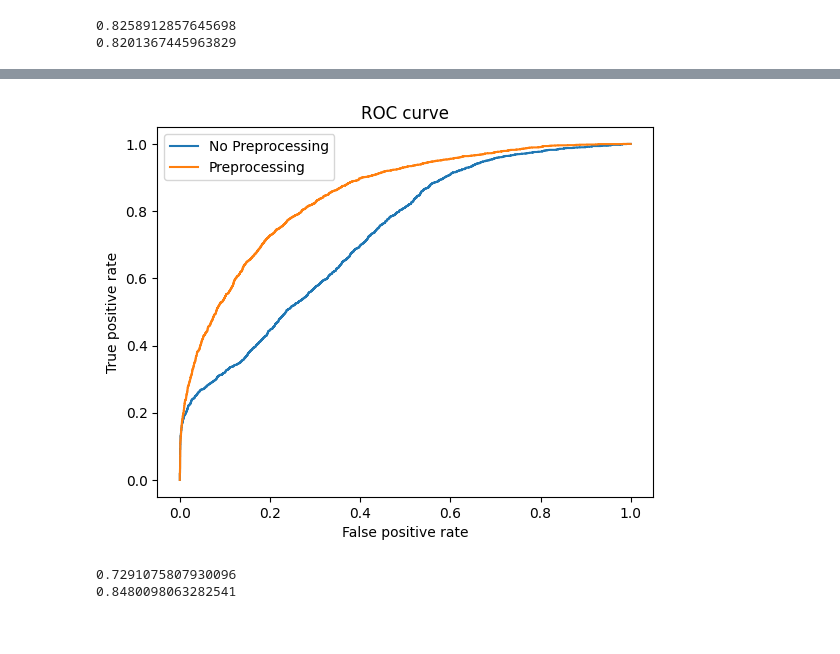
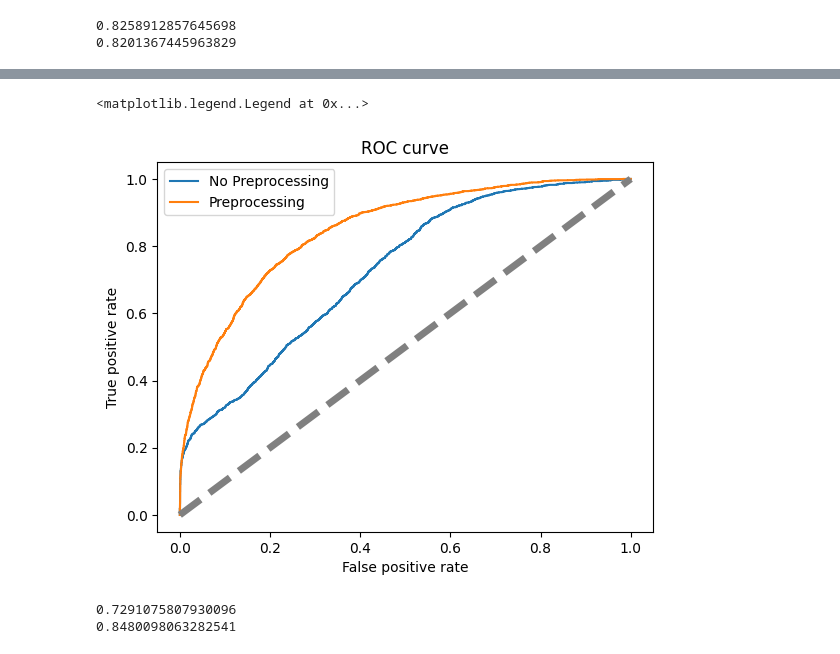
Before and after one commit to SHeywood8/dst-group-project-1, a Jupyter notebook: SheridanH/Regression-Tests.ipynb, the cells around one changed output, grey strips where cells are left out. Cells and saved outputs as stored; diff of their text form; code cells hidden in the pictures.

Commit message:
More work
More work on the model, and cleaning up of files, working on creating the neater files for the report

```diff
--- a/SheridanH/Regression-Tests.ipynb
+++ b/SheridanH/Regression-Tests.ipynb
@@ -156,7 +133,7 @@ Please also refer to the documentation for alternative solver options:
     https://scikit-learn.org/stable/modules/linear_model.html#logistic-regression
   n_iter_i = _check_optimize_result(
 # %%
-pipe = make_pipeline(StandardScaler(), LogisticRegression())
+pipe = make_pipeline(StandardScaler(), linear_model.LogisticRegression())
 
 pipe.fit(X_train, y_train.values.ravel())  # apply scaling on training data
 y_pred2 = pipe.predict(X_test)
@@ -219,17 +202,19 @@ native-country    -0.0070      0.003     -2.178      0.029      -0.013      -0.0
 # %%
 # https://www.kaggle.com/code/shubhamlipare/logistic-regression-with-auc-roc-curve
 y_predprob=lr.predict_proba(X_test)
 y_predprob2=pipe.predict_proba(X_test)
 fpr,tpr,threshold = roc_curve(y_test,y_predprob[:,1])
 fpr2,tpr2,threshold = roc_curve(y_test,y_predprob2[:,1])
 plt.plot(fpr,tpr)
 plt.plot(fpr2,tpr2)
+plt.plot([0, 1], [0, 1], '--', lw=5, color = 'grey')
 plt.xlabel('False positive rate')
 plt.ylabel('True positive rate')
 plt.title('ROC curve')
 plt.legend(['No Preprocessing','Preprocessing'])
 # %% [output]
+<matplotlib.legend.Legend at 0x...>
-[figure, old version]
+[figure, new version]
 # %%
 print(auc(fpr,tpr))
 print(auc(fpr2,tpr2))
```
Also changed, not shown: parts of 17 cells of this notebook, 3 other files.
